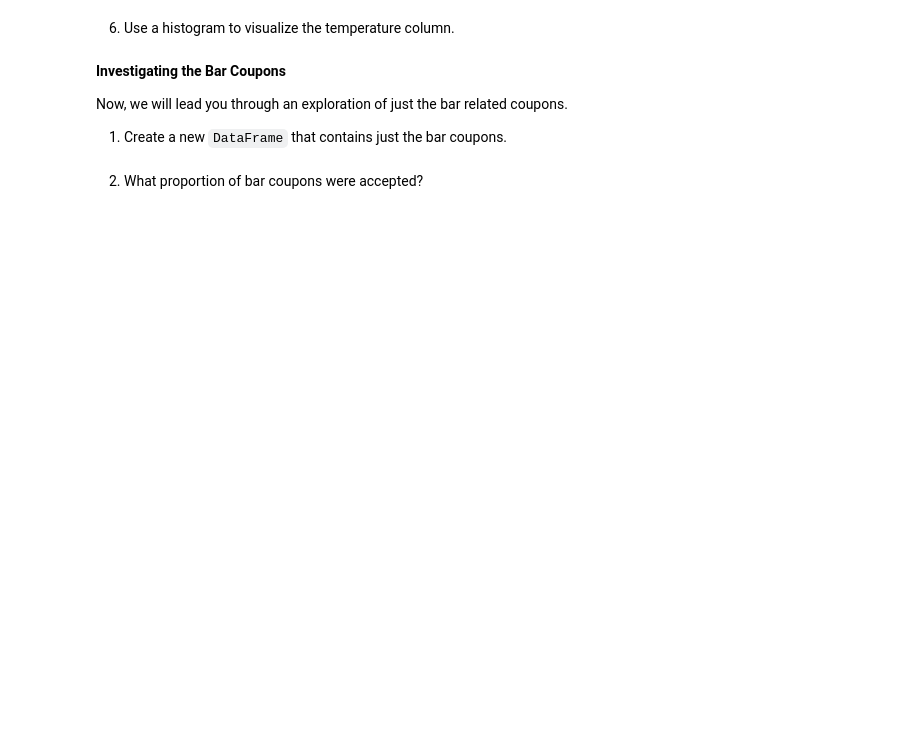
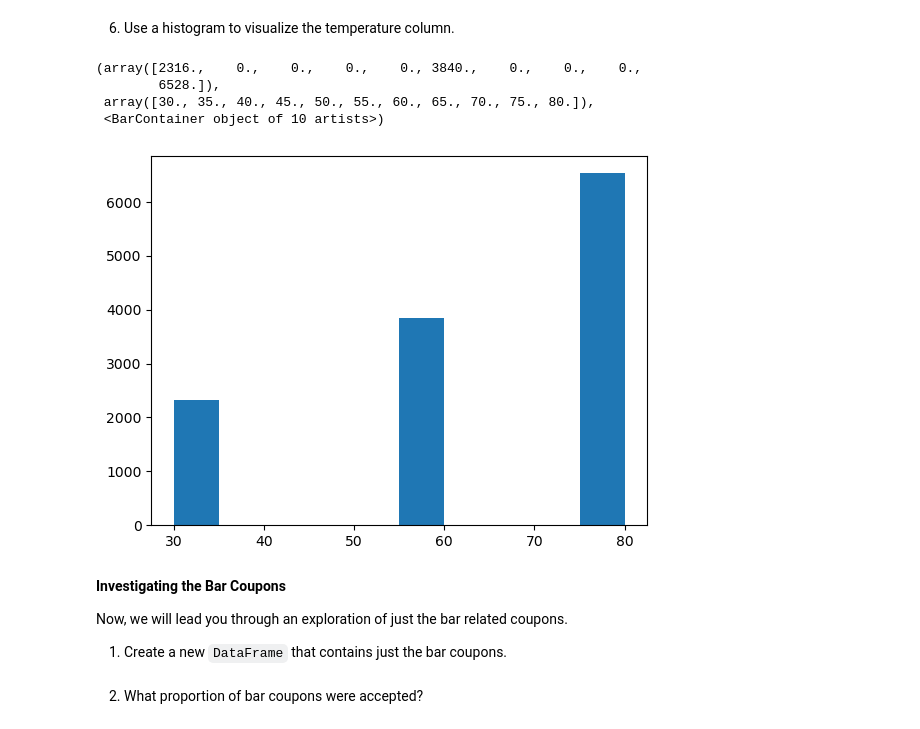
Before and after one commit to sol-njorombe/emeritus-ml-coupons, a Jupyter notebook: prompt.ipynb, the cells around one changed output. Drawn from its saved outputs; the diff is of its cells as text; code cells hidden in the pictures; blank space fills up the shorter version.

```diff
--- a/prompt.ipynb
+++ b/prompt.ipynb
@@ -113,5 +243,13 @@ memory usage: 2.5+ MB
 # %% [markdown]
 6. Use a histogram to visualize the temperature column.
+# %%
+plt.hist(data['temperature'])
+# %% [output]
+(array([2316.,    0.,    0.,    0.,    0., 3840.,    0.,    0.,    0.,
+        6528.]),
+ array([30., 35., 40., 45., 50., 55., 60., 65., 70., 75., 80.]),
+ <BarContainer object of 10 artists>)
+[figure, added]
 # %% [markdown]
 **Investigating the Bar Coupons**
 
```
Also changed, not shown: parts of 17 cells of this notebook, 1 other file.
